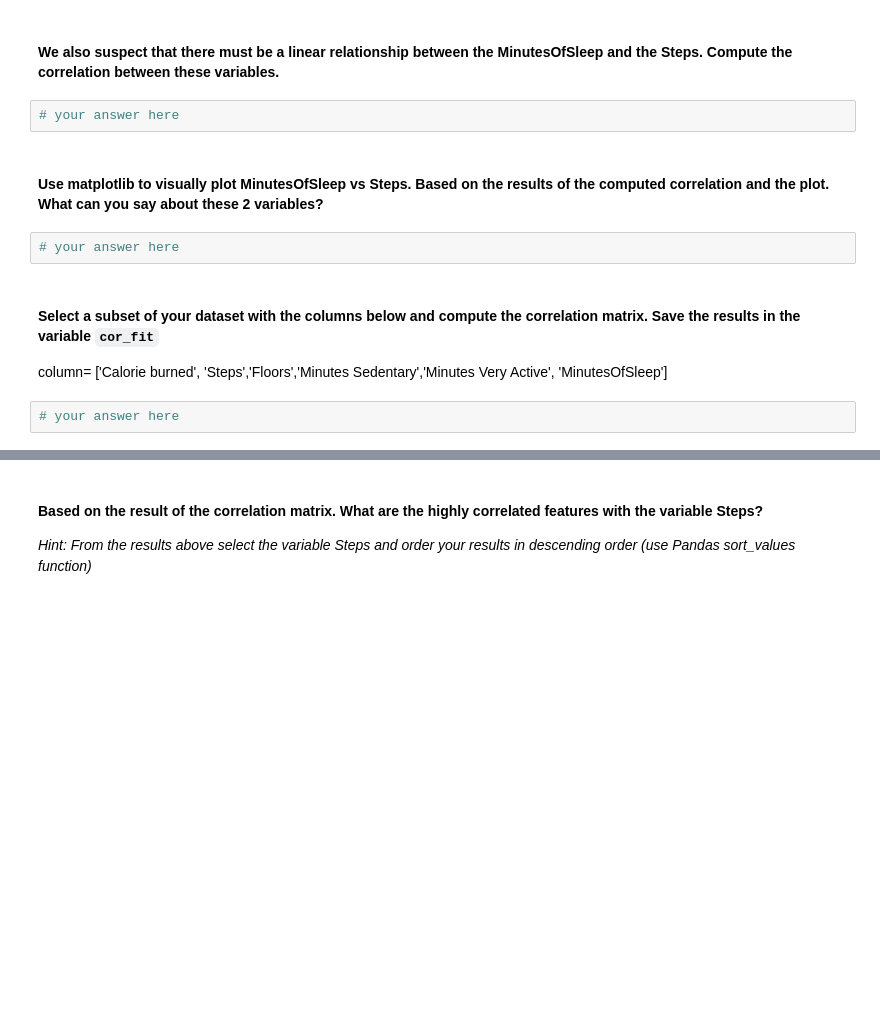
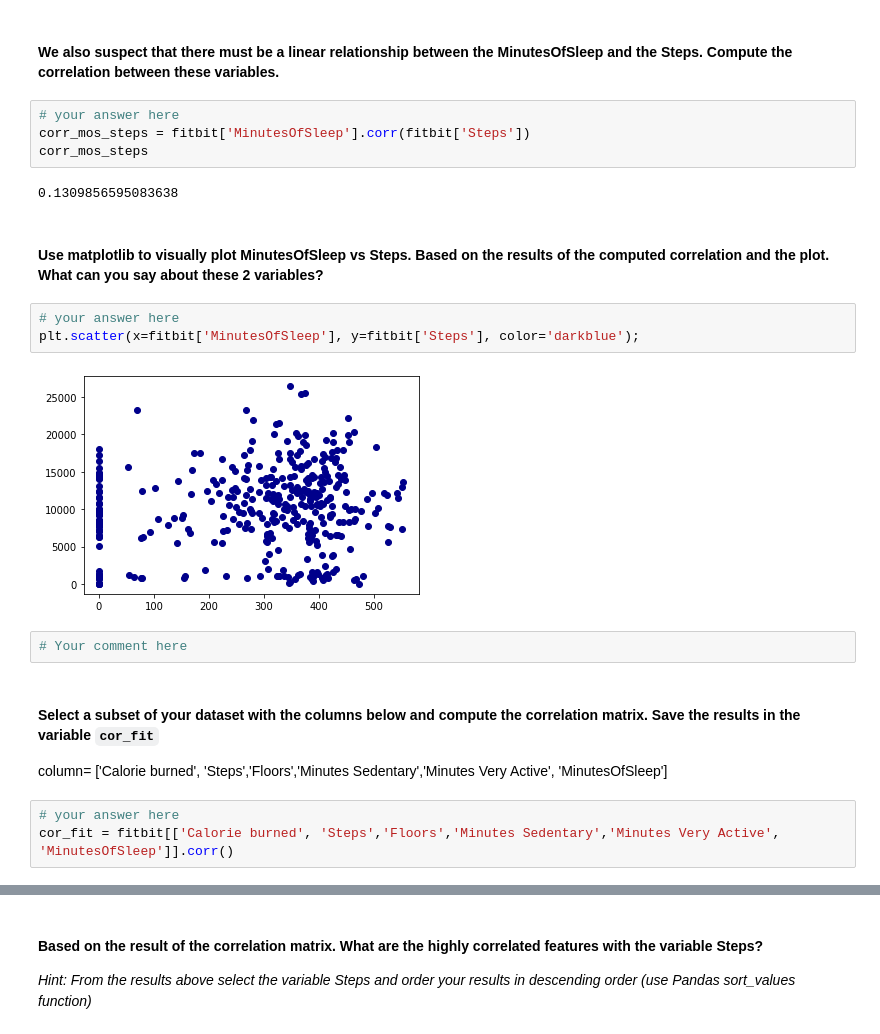
Before and after one commit to almsasantos/dataptmad1019, a Jupyter notebook: module-2/lab-pivot-table-and-correlation/your_code/main.ipynb, the cells around one changed output, grey strips where cells are left out. Drawn from its saved outputs; the diff is of its cells as text; blank space fills up the shorter version.

Commit message:
have to comment challenge 2, 3 and finish challenge 1

```diff
--- a/module-2/lab-pivot-table-and-correlation/your_code/main.ipynb
+++ b/module-2/lab-pivot-table-and-correlation/your_code/main.ipynb
@@ -162,14 +229,24 @@ employee['Name'].count()
 #### We also suspect that there must be a linear relationship between the MinutesOfSleep and the Steps. Compute the correlation between these variables.
 # %%
 # your answer here
+corr_mos_steps = fitbit['MinutesOfSleep'].corr(fitbit['Steps'])
+corr_mos_steps
+# %% [output]
+0.1309856595083638
 # %% [markdown]
 #### Use matplotlib to visually plot MinutesOfSleep vs Steps. Based on the results of the computed correlation and the plot. What can you say about these 2 variables?
+# %%
+# your answer here
+plt.scatter(x=fitbit['MinutesOfSleep'], y=fitbit['Steps'], color='darkblue');
+# %% [output]
+[figure, added]
 # %%
-# your answer here
+# Your comment here
 # %% [markdown]
 #### Select a subset of your dataset with the columns below and compute the correlation matrix. Save the results in the variable `cor_fit`
 column= ['Calorie burned', 'Steps','Floors','Minutes Sedentary','Minutes Very Active', 'MinutesOfSleep']
-# %%
-# your answer here
+# %%
+# your answer here
+cor_fit = fitbit[['Calorie burned', 'Steps','Floors','Minutes Sedentary','Minutes Very Active', 'MinutesOfSleep']].corr()
 # %%
 #Print cor_fit
```
Also changed, not shown: parts of 25 cells of this notebook.
